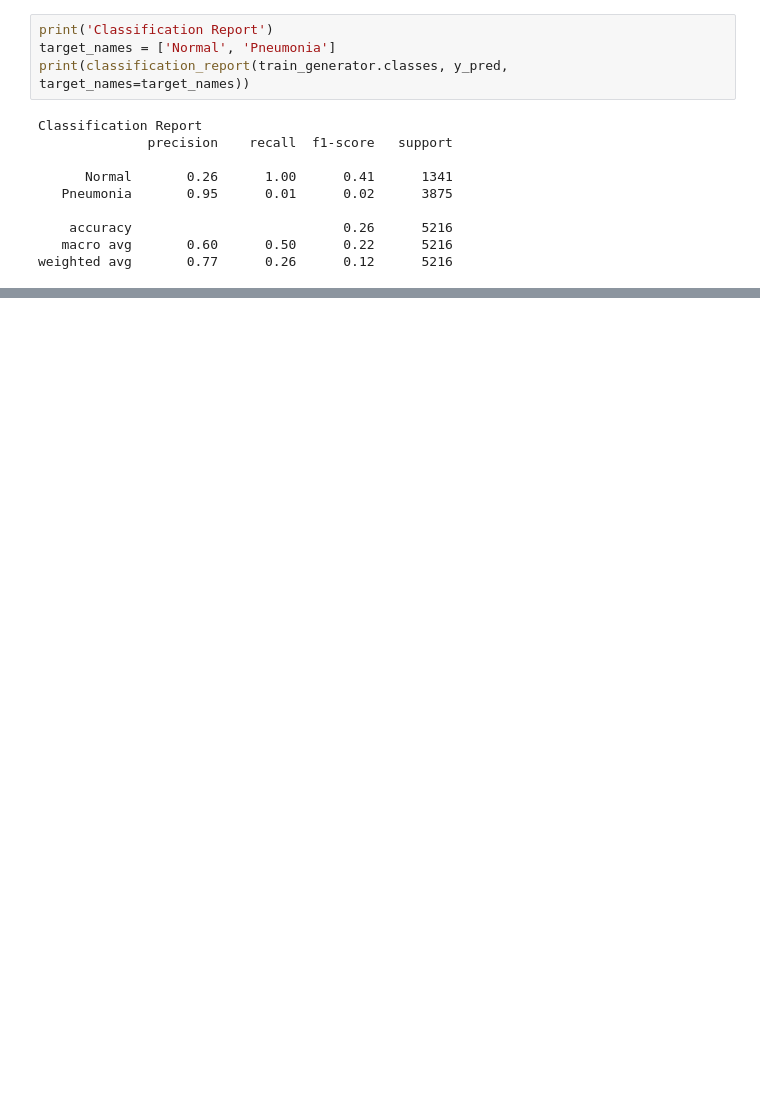
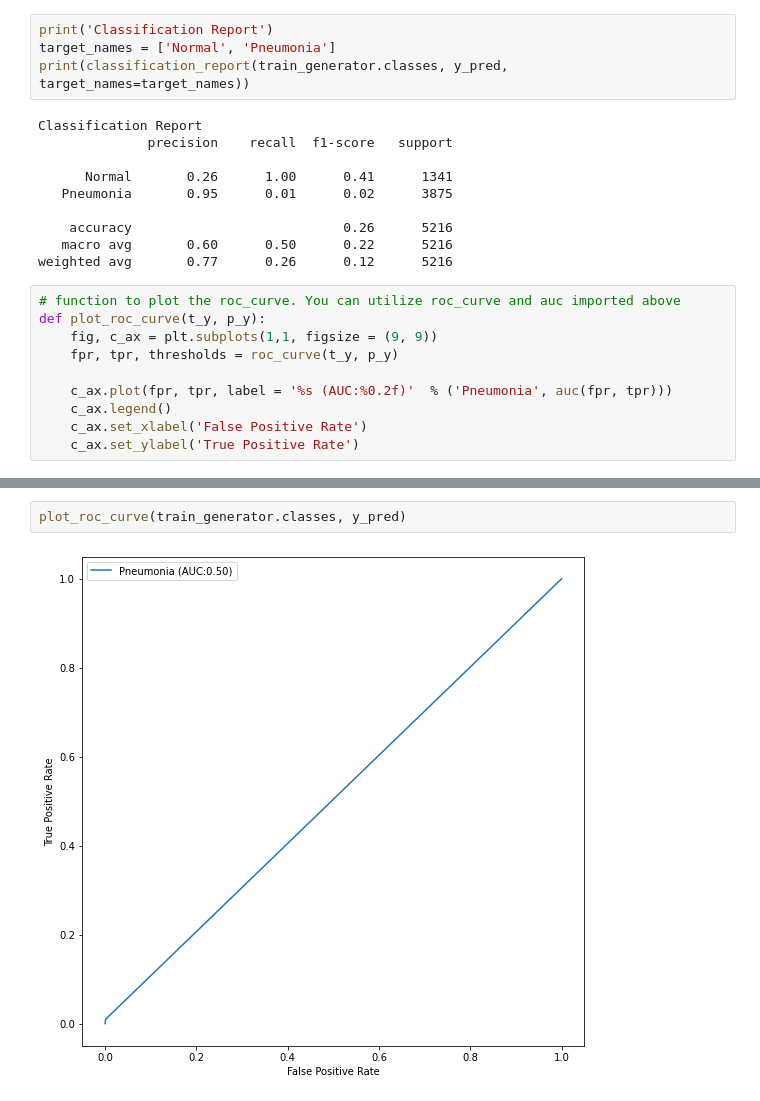
Before and after one commit to yufrances90/Pneumonia-Detection-From-Chest-X-Rays, a Jupyter notebook: model-7/Model Evaluation.ipynb, the cells around one changed output, grey strips where cells are left out. Drawn from its saved outputs; the diff is of its cells as text; blank space fills up the shorter version.

```diff
--- a/model-7/Model Evaluation.ipynb
+++ b/model-7/Model Evaluation.ipynb
@@ -124,3 +125,13 @@ Classification Report
     accuracy                           0.26      5216
    macro avg       0.60      0.50      0.22      5216
 weighted avg       0.77      0.26      0.12      5216
+# %%
+# function to plot the roc_curve. You can utilize roc_curve and auc imported above
+def plot_roc_curve(t_y, p_y):
+    fig, c_ax = plt.subplots(1,1, figsize = (9, 9))
+    fpr, tpr, thresholds = roc_curve(t_y, p_y)
+
+    c_ax.plot(fpr, tpr, label = '%s (AUC:%0.2f)'  % ('Pneumonia', auc(fpr, tpr)))
+    c_ax.legend()
+    c_ax.set_xlabel('False Positive Rate')
+    c_ax.set_ylabel('True Positive Rate')
@@ -126,0 +147,4 @@ weighted avg       0.77      0.26      0.12      5216
+# %%
+plot_roc_curve(train_generator.classes, y_pred)
+# %% [output]
+[figure, added]
```
Also changed, not shown: parts of 8 cells of this notebook, 1 other file.
